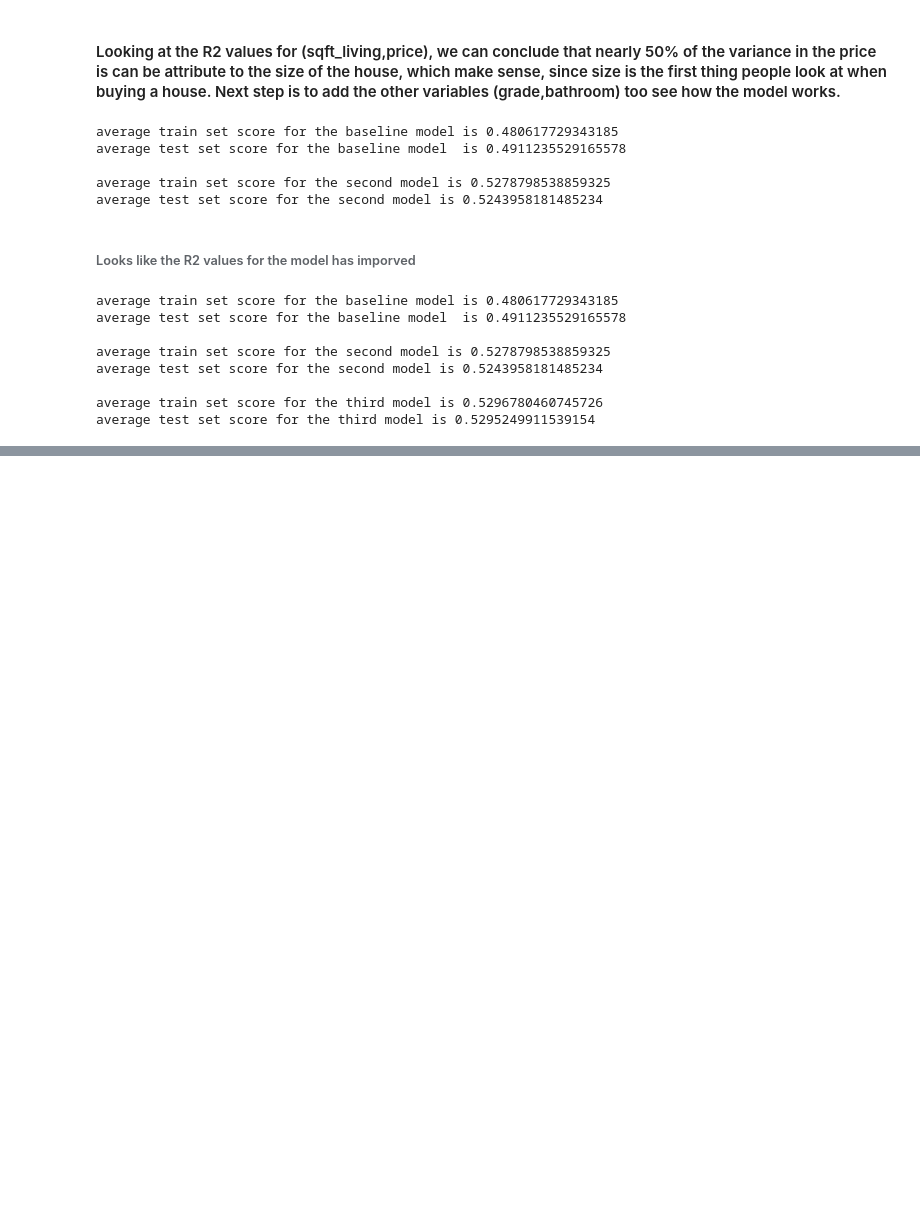
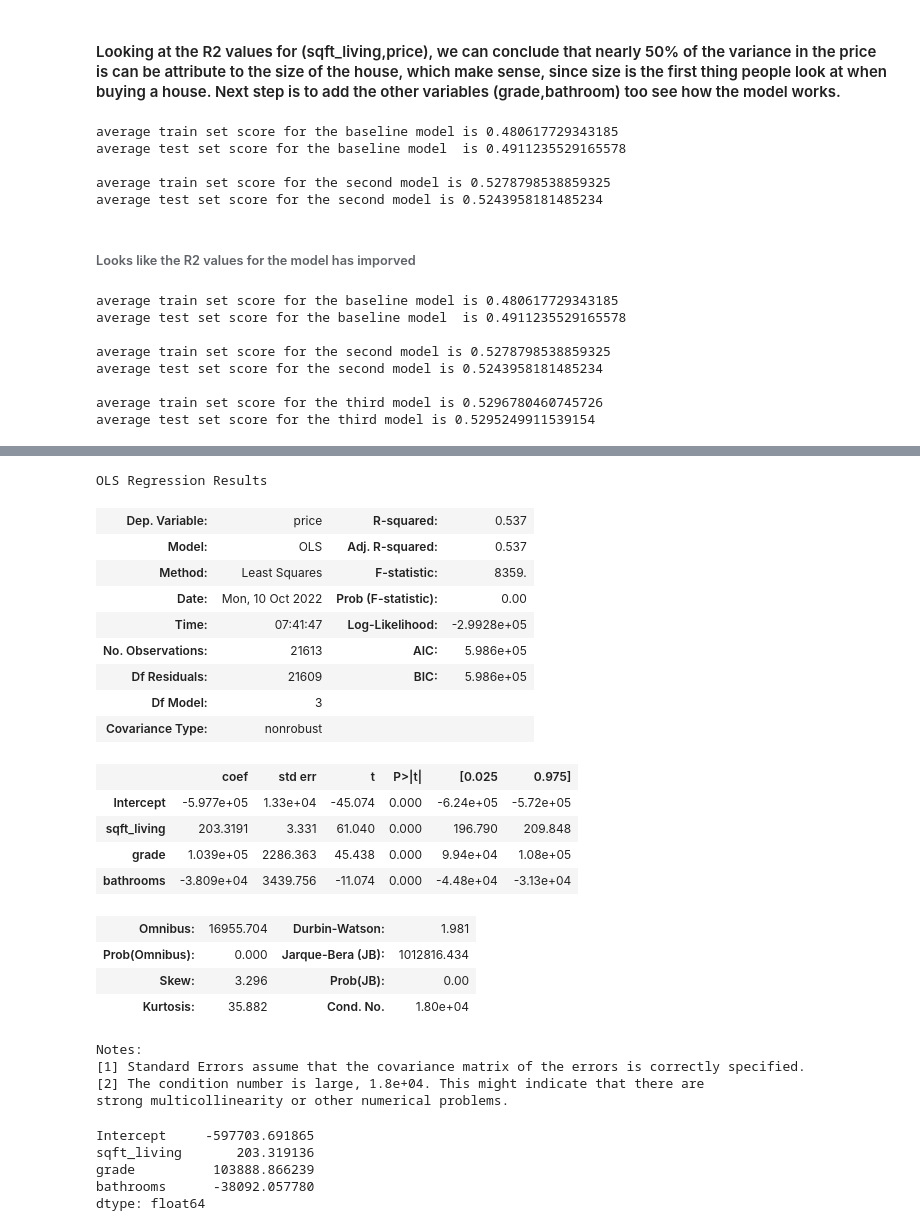
Before and after one commit to rahulakrish/linear_regression, a Jupyter notebook: phase2_project.ipynb, the cells around one changed output, grey strips where cells are left out. Saved outputs shown, nothing was run; the diff lists cells and outputs as text; code cells hidden in the pictures; blank space fills up the shorter version.

```diff
--- a/phase2_project.ipynb
+++ b/phase2_project.ipynb
@@ -609,0 +706,42 @@ average test set score for the third model is 0.5295249911539154
+# %%
+#get the model between price adding bathrooms
+
+f = 'price~sqft_living+grade+bathrooms'
+
+#build the model
+model=ols(formula=f,data=cats).fit()
+
+#get summary statistics
+model.summary()
+# %% [output]
+OLS Regression Results
+| Dep. Variable: | price | R-squared: | 0.537 |
+| Model: | OLS | Adj. R-squared: | 0.537 |
+| Method: | Least Squares | F-statistic: | 8359. |
+| Date: | Mon, 10 Oct 2022 | Prob (F-statistic): | 0.00 |
+| Time: | 07:41:47 | Log-Likelihood: | -2.9928e+05 |
+| No. Observations: | 21613 | AIC: | 5.986e+05 |
+| Df Residuals: | 21609 | BIC: | 5.986e+05 |
+| Df Model: | 3 |  |  |
+| Covariance Type: | nonrobust |  |  |
+|  | coef | std err | t | P>|t| | [0.025 | 0.975] |
+| Intercept | -5.977e+05 | 1.33e+04 | -45.074 | 0.000 | -6.24e+05 | -5.72e+05 |
+| sqft_living | 203.3191 | 3.331 | 61.040 | 0.000 | 196.790 | 209.848 |
+| grade | 1.039e+05 | 2286.363 | 45.438 | 0.000 | 9.94e+04 | 1.08e+05 |
+| bathrooms | -3.809e+04 | 3439.756 | -11.074 | 0.000 | -4.48e+04 | -3.13e+04 |
+| Omnibus: | 16955.704 | Durbin-Watson: | 1.981 |
+| Prob(Omnibus): | 0.000 | Jarque-Bera (JB): | 1012816.434 |
+| Skew: | 3.296 | Prob(JB): | 0.00 |
+| Kurtosis: | 35.882 | Cond. No. | 1.80e+04 |
+Notes:
+[1] Standard Errors assume that the covariance matrix of the errors is correctly specified.
+[2] The condition number is large, 1.8e+04. This might indicate that there are
+strong multicollinearity or other numerical problems.
+# %%
+model.params
+# %% [output]
+Intercept     -597703.691865
+sqft_living       203.319136
+grade          103888.866239
+bathrooms      -38092.057780
+dtype: float64
```
Also changed, not shown: parts of 7 cells of this notebook.
